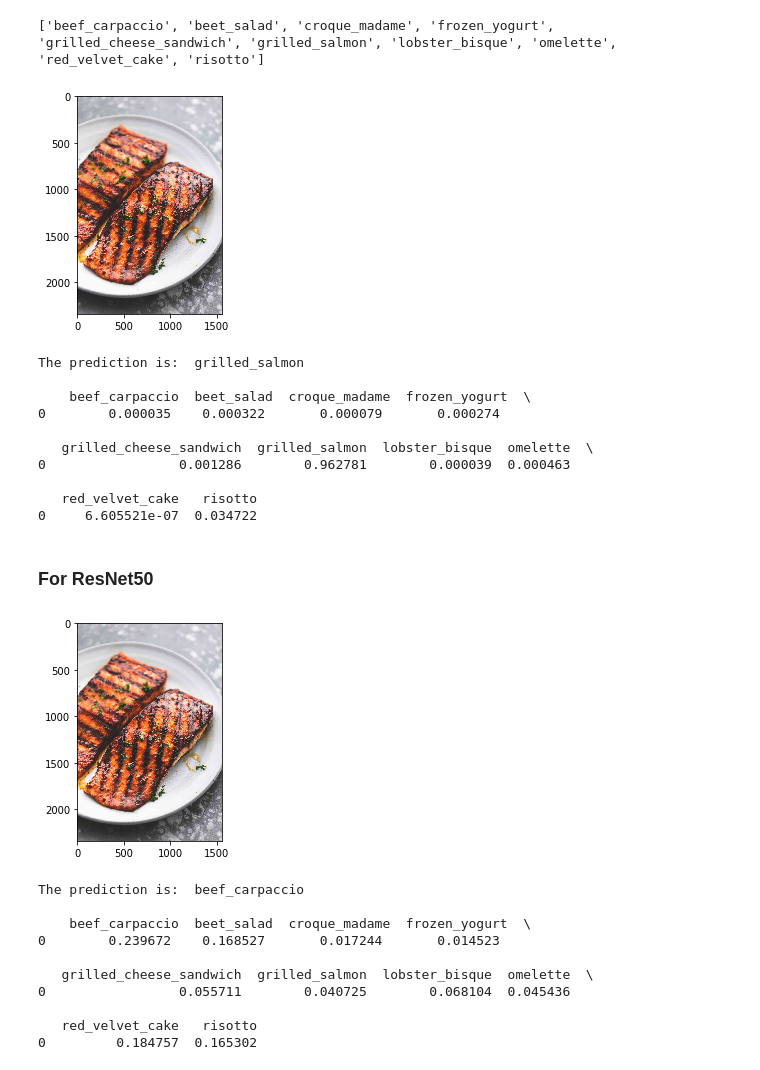
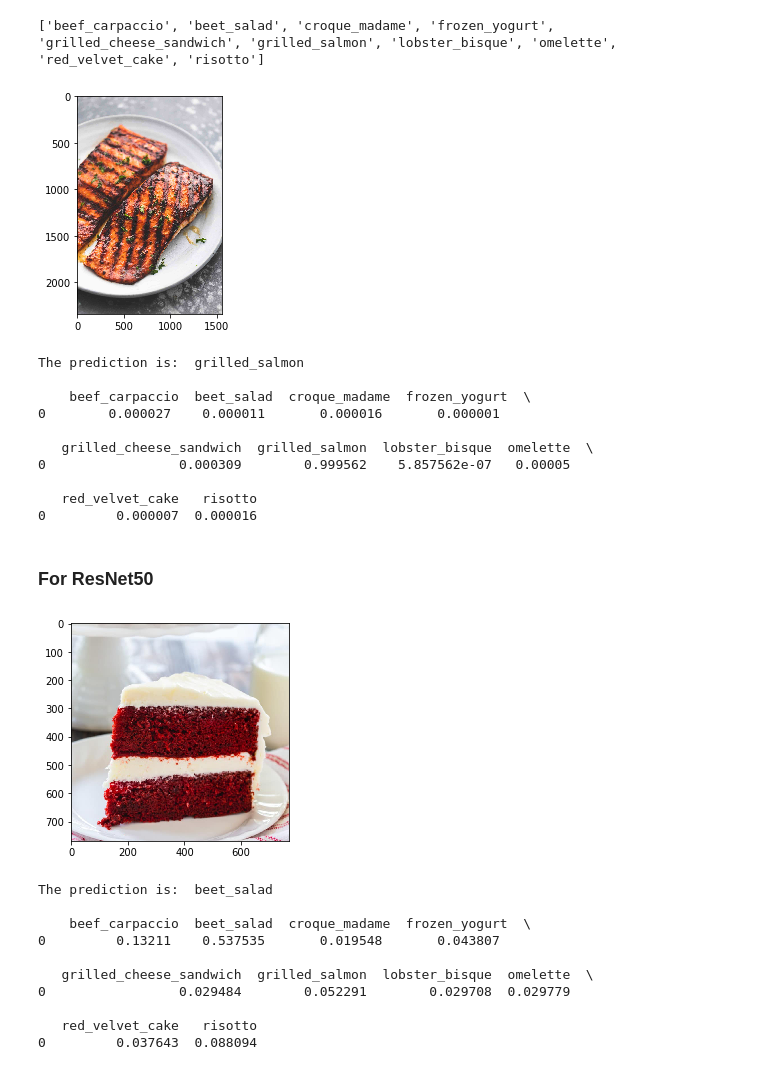
Before and after one commit to ktzy0305/FoodClassifier, a Jupyter notebook: Assignment_1.ipynb, the cells around one changed output. Saved outputs shown, nothing was run; the diff lists cells and outputs as text; code cells hidden in the pictures.

Commit message:
Model 2 Build 7

```diff
--- a/Assignment_1.ipynb
+++ b/Assignment_1.ipynb
@@ -532,7 +529,9 @@ for layer in conv_base.layers:
 model = models.Sequential()
 model.add(conv_base)
 model.add(layers.Flatten())
-model.add(layers.Dense(192, activation='relu', kernel_regularizer=regularizers.l2(0.002)))
+model.add(layers.Dense(256, activation='relu', kernel_regularizer=regularizers.l2(0.002), bias_regularizer=regularizers.l2(0.001)))
+model.add(layers.Dropout(0.2))
+model.add(layers.Dense(512))
 model.add(layers.Dense(10, activation='softmax'))
 model.summary()
 
@@ -651,8 +651,6 @@ model.save('food_model_best.h5')
 # %%
 # Load the model
 model.load_weights('food_model_best.h5')
-# %%
-resnet_model = model.load_weights('food_model_3.h5')
 # %%
 # Load the food list (in alphabetical order)
 with open('19.txt', 'r') as f: # the .txt file which contains a list of food assigned to you
@@ -701,35 +699,35 @@ print('The prediction is: ', result, '\n\n', prob_df)
 The prediction is:  grilled_salmon
 
     beef_carpaccio  beet_salad  croque_madame  frozen_yogurt  \
-0        0.000035    0.000322       0.000079       0.000274
+0        0.000027    0.000011       0.000016       0.000001
 
    grilled_cheese_sandwich  grilled_salmon  lobster_bisque  omelette  \
-0                 0.001286        0.962781        0.000039  0.000463
+0                 0.000309        0.999562    5.857562e-07   0.00005
 
    red_velvet_cake   risotto
-0     6.605521e-07  0.034722
+0         0.000007  0.000016
 # %% [markdown]
 ### For ResNet50
 # %%
 # Make prediction for the image you downloaded from internet
 import matplotlib.pyplot as plt
 import numpy as np
-img = 'salmon1.jpg' # the picture you downloaded from internet, which contains a type of food in your food list
+img = 'cake.jpg' # the picture you downloaded from internet, which contains a type of food in your food list
 plt.imshow(plt.imread(img))
 plt.show()
 
 img_array = resnet_image_process(img)
 prob_df, result = prediction(model, img_array, food_list)
 print('The prediction is: ', result, '\n\n', prob_df)
 # %% [output]
-[figure, old version]
+[figure, new version]
-The prediction is:  beef_carpaccio
+The prediction is:  beet_salad
 
     beef_carpaccio  beet_salad  croque_madame  frozen_yogurt  \
-0        0.239672    0.168527       0.017244       0.014523
+0         0.13211    0.537535       0.019548       0.043807
 
    grilled_cheese_sandwich  grilled_salmon  lobster_bisque  omelette  \
-0                 0.055711        0.040725        0.068104  0.045436
+0                 0.029484        0.052291        0.029708  0.029779
 
    red_velvet_cake   risotto
-0         0.184757  0.165302
+0         0.037643  0.088094
```
Also changed, not shown: parts of 10 cells of this notebook, 5 other files.
